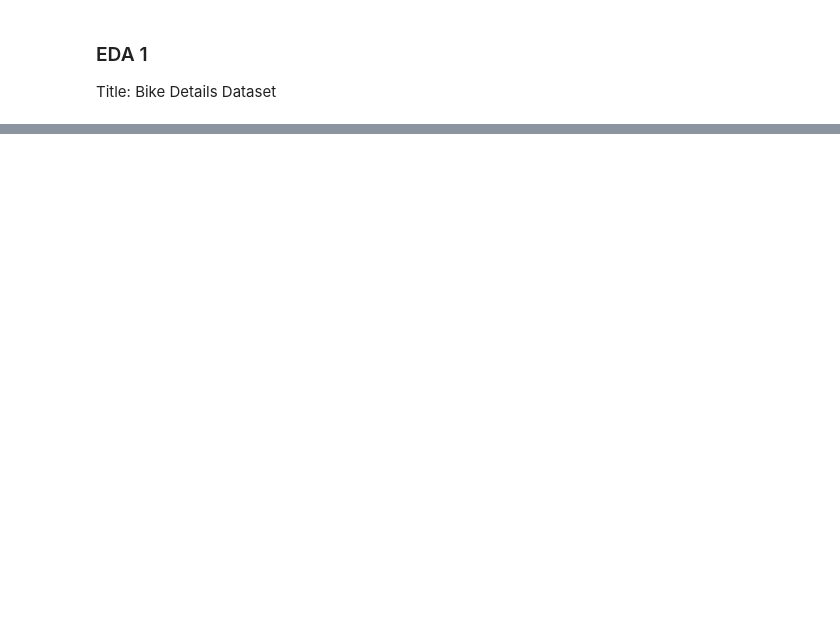
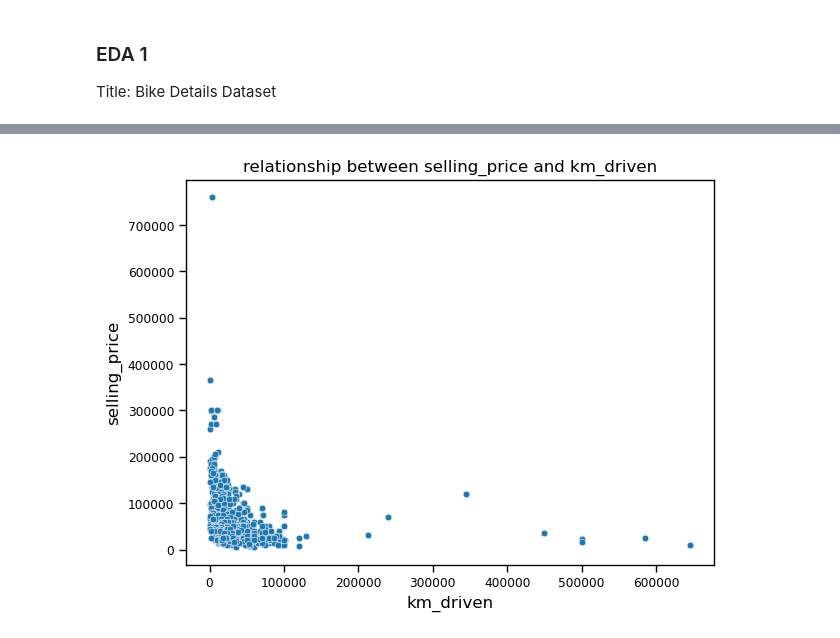
Before and after one commit to kishnan-code/Python, a Jupyter notebook: EDA_Assignment.ipynb, the cells around one changed output, grey strips where cells are left out. Saved outputs shown, nothing was run; the diff lists cells and outputs as text; code cells hidden in the pictures; blank space fills up the shorter version.

```diff
--- a/EDA_Assignment.ipynb
+++ b/EDA_Assignment.ipynb
@@ -27,0 +12,84 @@ Index(['https://drive.google.com/file/d/1iKy23bMtEQShF_weneRNnYrFmzvpPOI3/view']
+# %%
+df  = pd.read_csv("BIKE_DETAILS.csv")
+
+# 1 What is the range of selling prices in the dataset ans = 755000
+
+range_of_selling = df['selling_price'].max() - df['selling_price'].min()
+
+# 2 What is the median selling price for bikes in the dataset ans = 45000.0
+
+median_selling_price = df['selling_price'].median()
+
+# 3 What is the most common seller type ans = Individual    1055
+
+most_common_seller_type = df['seller_type'].value_counts()
+
+# 4 How many bikes have driven more than 50,000 kilometers
+
+bikes_driven_more_than_50k = df[df['km_driven'] > 50000]['seller_type'].value_counts()
+
+# 5  What is the average km_driven value for each ownership type
+
+average_km_driven_by_owner = df.groupby('owner')['km_driven'].mean()
+
+# 6 What proportion of bikes are from the year 2015 or older
+
+bikes_from_2015_or_older = df[df['year'] >= 2015]['seller_type'].value_counts()
+
+# 7 What is the trend of missing values across the dataset
+
+missing_values_per_column = df.isnull().sum() / len(df) * 100
+
+# 8 What is the highest ex_showroom_price recorded, and for which bike
+
+highest_ex_showroom_price = df['ex_showroom_price'].max()
+
+highest_ex_showroom_price_bike = df[df['ex_showroom_price'] == highest_ex_showroom_price]['name']
+
+# 9 What is the total number of bikes listed by each seller type
+
+total_bikes_by_seller_type = df['seller_type'].value_counts()
+
+# 10 What is the relationship between selling_price and km_driven for first-owner bikes
+
+plt.figure(figsize = (15, 5))
+plt.subplot(1,2,1)
+first_owner_bikes = df[df['owner'] == '1st owner']
+
+sns.scatterplot(x='km_driven', y='selling_price', data=first_owner_bikes)
+plt.title("relationship between selling_price and km_driven")
+plt.show()
+# 11 Identify and remove outliers in the km_driven column using the IQR method
+
+Q1 = df['km_driven'].quantile(0.25)
+Q3 = df['km_driven'].quantile(0.75)
+IQR = Q3 - Q1
+lower_bound = Q1 - 1.5 * IQR
+upper_bound = Q3 + 1.5 * IQR
+
+outliers = df[(df['km_driven'] < lower_bound) | (df['km_driven'] > upper_bound)]
+
+# 12 Perform a bivariate analysis to visualize the relationship between year and selling_price
+
+plt.subplot(1,2,2)
+sns.scatterplot(x='year', y='selling_price', data=df )
+plt.title(" relationship between year and selling_priceB")
+plt.show()
+
+# 13 What is the average depreciation in selling price based on the bike's age (current year - manufacturing year)
+
+average_depreciation = df['selling_price'].mean() - df['selling_price'].mean() * (2022 - df['year']) / 2022
+
+# 14 Which bike names are priced significantly above the average price for their manufacturing year
+
+bikes_above_avg_price = df[df['selling_price'] > df['selling_price'].mean()]['name']
+
+# 15 Develop a correlation matrix for numeric columns and visualize it using a heatmap.
+
+numeric_columns = [col for col in df.columns if df[col].dtypes != object]
+correlation_matrix = df[numeric_columns].corr()
+
+plt.figure(figsize=(10, 10))
+sns.heatmap(correlation_matrix, annot=True, cmap='coolwarm', square=True)
+# %% [output]
+[figure, added]
```
Also changed, not shown: parts of 11 cells of this notebook.
